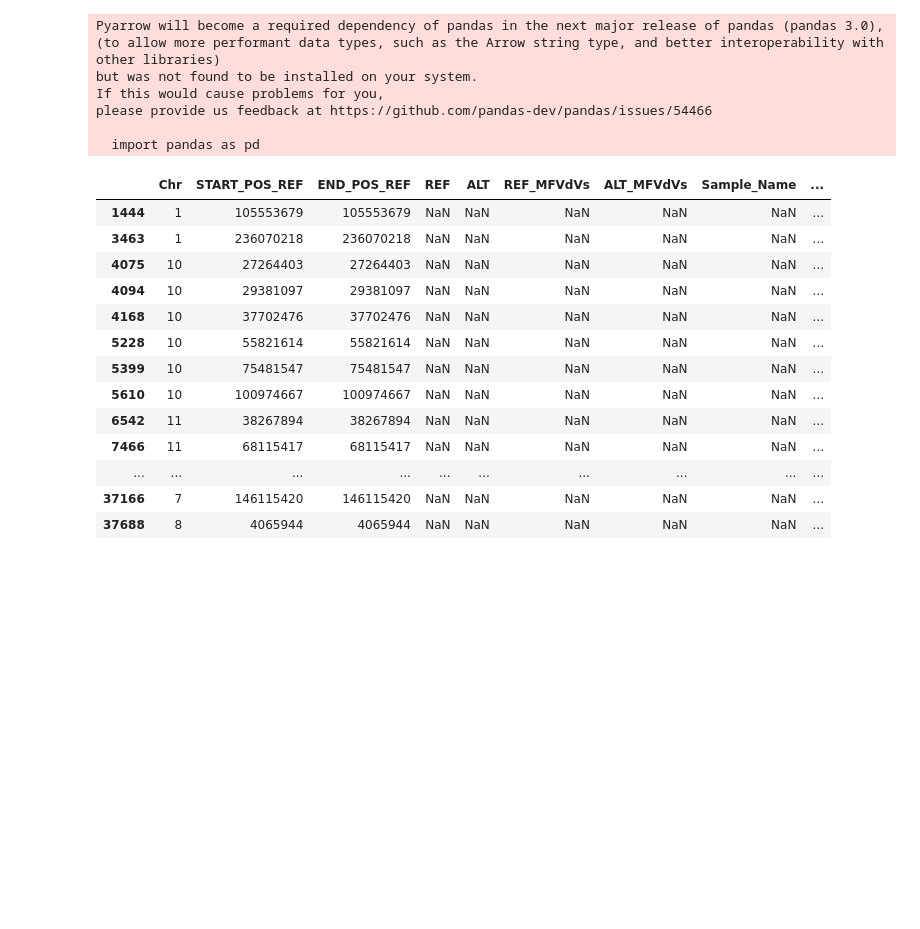
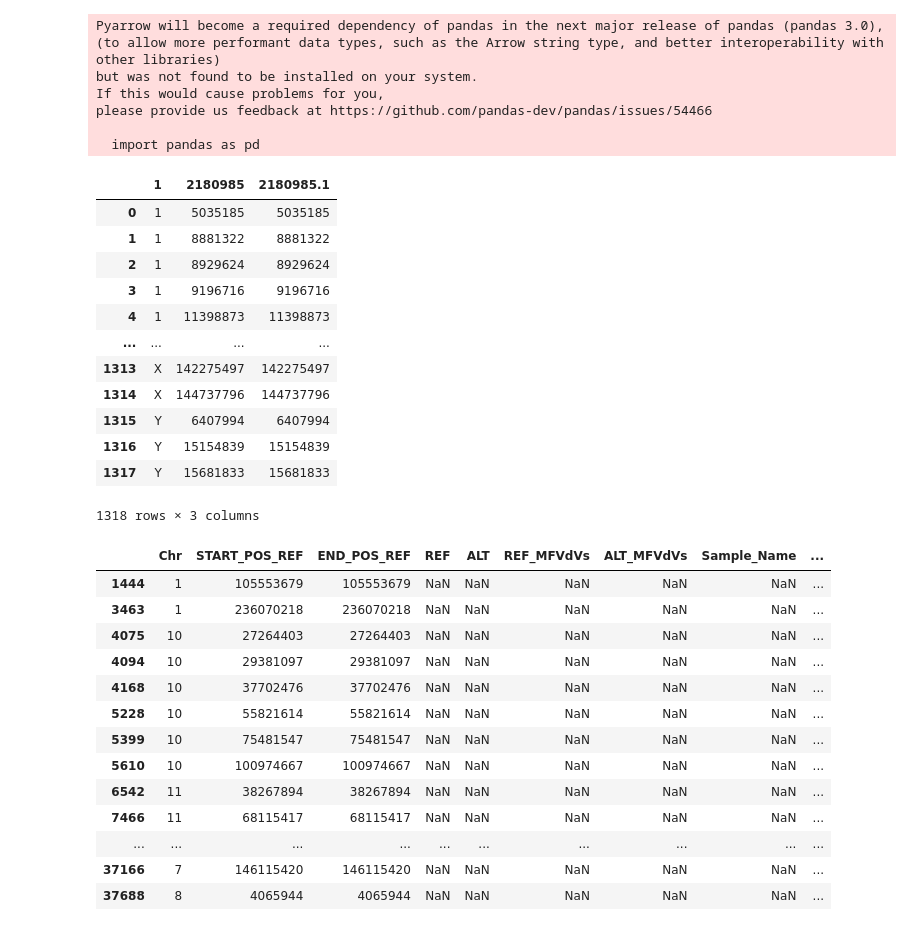
Before and after one commit to melloo21/cs4220_projects, a Jupyter notebook: get_missed_rows.ipynb, the cells around one changed output. Saved outputs shown, nothing was run; the diff lists cells and outputs as text; code cells hidden in the pictures; blank space fills up the shorter version.

```diff
--- a/get_missed_rows.ipynb
+++ b/get_missed_rows.ipynb
@@ -13 +16,18 @@ please provide us feedback at https://github.com/pandas-dev/pandas/issues/54466
+# %%
+df_label = pd.read_csv(f'{data_folder}/{curr_folder}/{curr_folder}_truth.bed', delimiter='\t')
+df_label
+# %% [output]
+|  | 1 | 2180985 | 2180985.1 |
+| 0 | 1 | 5035185 | 5035185 |
+| 1 | 1 | 8881322 | 8881322 |
+| 2 | 1 | 8929624 | 8929624 |
+| 3 | 1 | 9196716 | 9196716 |
+| 4 | 1 | 11398873 | 11398873 |
+| ... | ... | ... | ... |
+| 1313 | X | 142275497 | 142275497 |
+| 1314 | X | 144737796 | 144737796 |
+| 1315 | Y | 6407994 | 6407994 |
+| 1316 | Y | 15154839 | 15154839 |
+| 1317 | Y | 15681833 | 15681833 |
+1318 rows × 3 columns
 # %%
```
Also changed, not shown: parts of 20 cells of this notebook, 3 other files.
